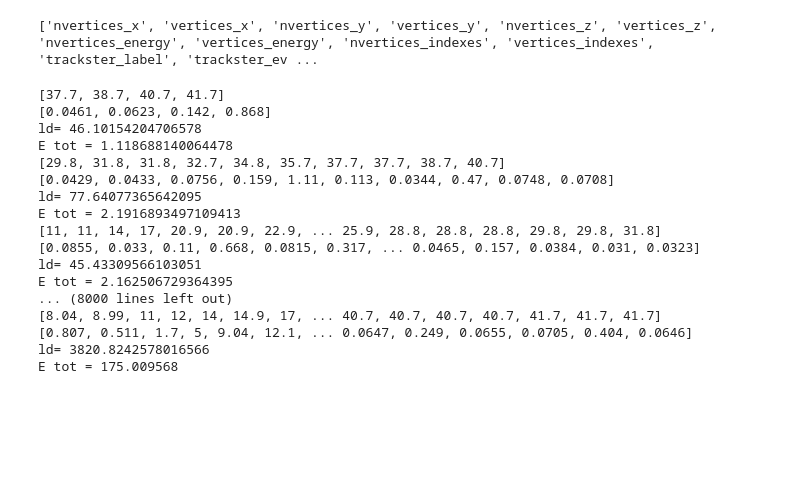
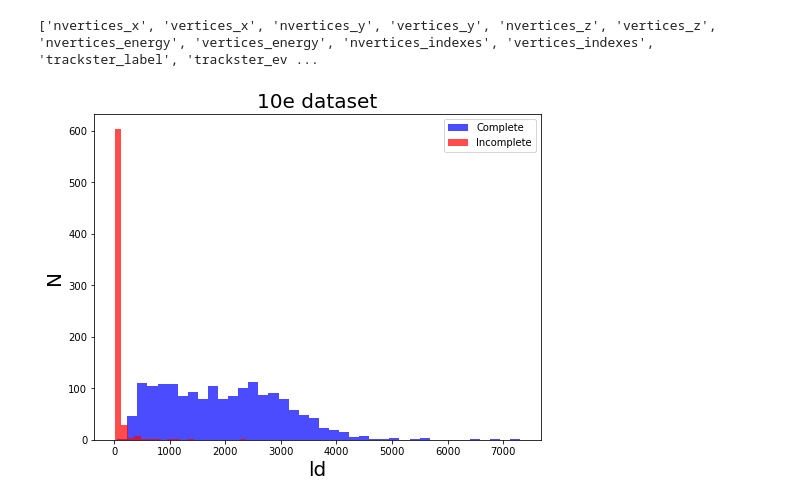
Before and after one commit to chrispap95/TICLHackaton2022-Metrics4Tracksters, a Jupyter notebook: 15 - Shower shapes.ipynb, the cells around one changed output. Cells and saved outputs as stored; diff of their text form; code cells hidden in the pictures; blank space fills up the shorter version.

```diff
--- a/15 - Shower shapes.ipynb
+++ b/15 - Shower shapes.ipynb
@@ -226,34 +113,3 @@ vertices10e_E_g = vertices10e_E[tooSmall]
-# %%
-#n_events=len(n_tracksters)
-
-for j in range(len(vertices10e_indexes_g)):
-    if(vertices10e_z_g[j,0]<0):
-        offset=320
-    else:
-        offset=-320
-    print(vertices10e_z_g[j]+offset)
-    print(vertices10e_E_g[j])
-    ld=sum((vertices10e_z_g[j]+offset)*vertices10e_E_g[j])
-    print("ld= {}".format(ld))
-    print("E tot = {}".format(sum(vertices10e_E_g[j])))
-# %% [output]
-[37.7, 38.7, 40.7, 41.7]
-[0.0461, 0.0623, 0.142, 0.868]
-ld= 46.10154204706578
-E tot = 1.118688140064478
-[29.8, 31.8, 31.8, 32.7, 34.8, 35.7, 37.7, 37.7, 38.7, 40.7]
-[0.0429, 0.0433, 0.0756, 0.159, 1.11, 0.113, 0.0344, 0.47, 0.0748, 0.0708]
-ld= 77.64077365642095
-E tot = 2.1916893497109413
-[11, 11, 14, 17, 20.9, 20.9, 22.9, ... 25.9, 28.8, 28.8, 28.8, 29.8, 29.8, 31.8]
-[0.0855, 0.033, 0.11, 0.668, 0.0815, 0.317, ... 0.0465, 0.157, 0.0384, 0.031, 0.0323]
-ld= 45.43309566103051
-E tot = 2.162506729364395
-... (8000 lines left out)
-[8.04, 8.99, 11, 12, 14, 14.9, 17, ... 40.7, 40.7, 40.7, 40.7, 41.7, 41.7, 41.7]
-[0.807, 0.511, 1.7, 5, 9.04, 12.1, ... 0.0647, 0.249, 0.0655, 0.0705, 0.404, 0.0646]
-ld= 3820.8242578016566
-E tot = 175.009568
 # %%
 comLd=[]
 inComLd=[]
@@ -261,17 +117,21 @@ comSd=[]
 inComSd=[]
 comDelta_R=[]
 inComDelta_R=[]
+comDelta_RT=[]
+inComDelta_RT=[]
 comTotE=[]
 inComTotE=[]
-comDelta_R_Eweighted=[]
-inComDelta_R_Eweighted=[]
+comDelta_RT_Eweighted=[]
+inComDelta_RT_Eweighted=[]
 comMaxE_z=[]
 inComMaxE_z=[]
 comMaxAbs_z=[]
 inComMaxAbs_z=[]
+comDelta_RT_std=[]
+inComDelta_RT_std=[]
 
-#N_tr = len(vertices10e_indexes_g)
-N_tr=1000
+N_tr = len(vertices10e_indexes_g)
+#N_tr=10000
 
 for i in range(N_tr):
     v_ind=vertices10e_indexes_g[i]
@@ -289,33 +149,39 @@ for i in range(N_tr):
     )
     edges_1 = ak.flatten(edges_1[ak.num(edges_1) > 0].to_list())
     """
-    if(vertices_Labels[i]==1):
+    if(vertices10e_Labels_g[i]==1):
         comLd.append(ld(v_z,v_E))
         comSd.append(sd(v_z,v_E))
-        comDelta_R.append(delta_R(v_x,v_y,v_E))
-        comDelta_R_Eweighted.append(delta_R(v_x,v_y,v_E,True))
+        comDelta_R.append(delta_R(v_x,v_y,v_z,v_E))
+        comDelta_RT.append(delta_RT(v_x,v_y,v_E))
+        comDelta_RT_Eweighted.append(delta_RT(v_x,v_y,v_E,True))
         comTotE.append(ak.sum(v_E))
         comMaxE_z.append(maxE_z(v_z,v_E))
         comMaxAbs_z.append(maxAbsZ(v_z))
+        comDelta_RT_std.append(delta_RT_std(v_x,v_y,v_E))
     else:
         inComLd.append(ld(v_z,v_E))
         inComSd.append(sd(v_z,v_E))
-        inComDelta_R.append(delta_R(v_x,v_y,v_E))
-        inComDelta_R_Eweighted.append(delta_R(v_x,v_y,v_E,True))
+        inComDelta_R.append(delta_R(v_x,v_y,v_z,v_E))
+        inComDelta_RT.append(delta_RT(v_x,v_y,v_E))
+        inComDelta_RT_Eweighted.append(delta_RT(v_x,v_y,v_E,True))
         inComTotE.append(ak.sum(v_E))
         inComMaxE_z.append(maxE_z(v_z,v_E))
         inComMaxAbs_z.append(maxAbsZ(v_z))
+        inComDelta_RT_std.append(delta_RT_std(v_x,v_y,v_E))
 # %%
 %matplotlib inline
 
 plt.figure(figsize=(8,6))
-n, bins, patches = plt.hist(comLd, bins=50, color='b', alpha=0.7,label='Complete')
-plt.hist(inComLd, bins=50, color='r', alpha=0.7,label='Incomplete')
+n, bins, patches = plt.hist(comLd, bins=40, color='b', alpha=0.7,label='Complete')
+plt.hist(inComLd, bins=20, color='r', alpha=0.7,label='Incomplete')
 plt.legend()
 plt.ylabel("N",fontsize=20)
 plt.xlabel("ld",fontsize=20)
-plt.title("10e dataset",fontsize=20)
+plt.title(datasetName,fontsize=20)
 plt.show()
+# %% [output]
+[figure, added]
 # %%
 %matplotlib inline
 
```
Also changed, not shown: parts of 27 cells of this notebook, 2 other files.
